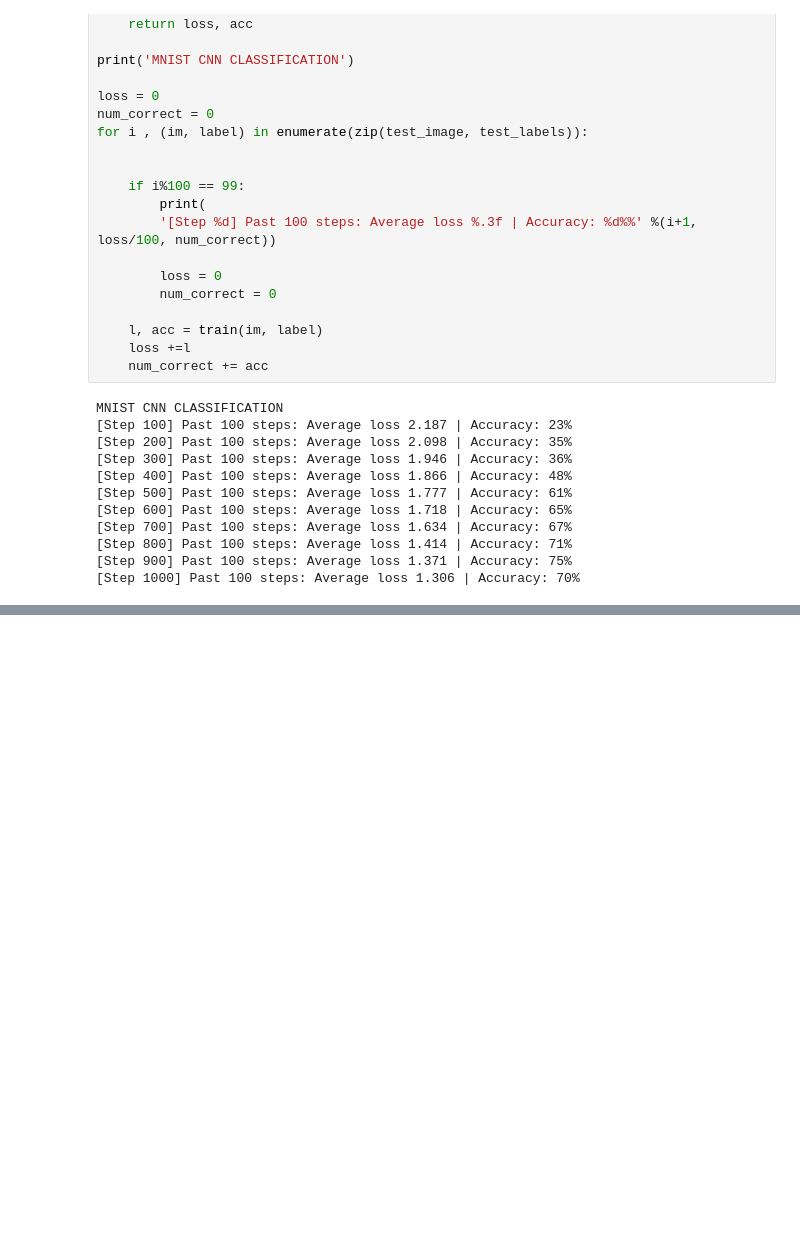
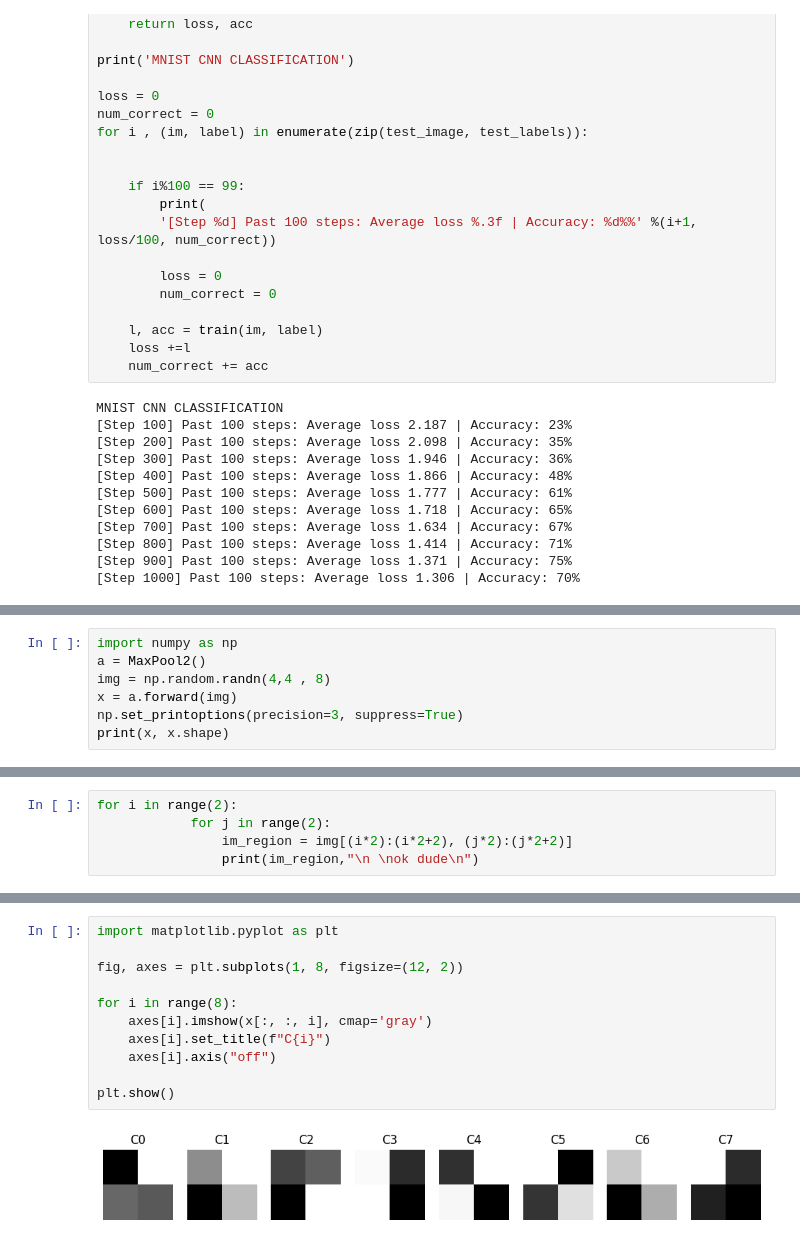
Before and after one commit to anmol52490/From_Scratch, a Jupyter notebook: cnn.ipynb, the cells around one changed output, grey strips where cells are left out. Saved outputs shown, nothing was run; the diff lists cells and outputs as text; blank space fills up the shorter version.

```diff
--- a/cnn.ipynb
+++ b/cnn.ipynb
@@ -258,0 +297,7 @@ MNIST CNN CLASSIFICATION
+# %%
+import numpy as np
+a = MaxPool2()
+img = np.random.randn(4,4 , 8)
+x = a.forward(img)
+np.set_printoptions(precision=3, suppress=True)
+print(x, x.shape)
@@ -258,0 +310,5 @@ MNIST CNN CLASSIFICATION
+# %%
+for i in range(2):
+            for j in range(2):
+                im_region = img[(i*2):(i*2+2), (j*2):(j*2+2)]
+                print(im_region,"\n \nok dude\n")
@@ -258,0 +351,13 @@ MNIST CNN CLASSIFICATION
+# %%
+import matplotlib.pyplot as plt
+
+fig, axes = plt.subplots(1, 8, figsize=(12, 2))
+
+for i in range(8):
+    axes[i].imshow(x[:, :, i], cmap='gray')
+    axes[i].set_title(f"C{i}")
+    axes[i].axis("off")
+
+plt.show()
+# %% [output]
+[figure, added]
```
Also changed, not shown: parts of 21 cells of this notebook.
